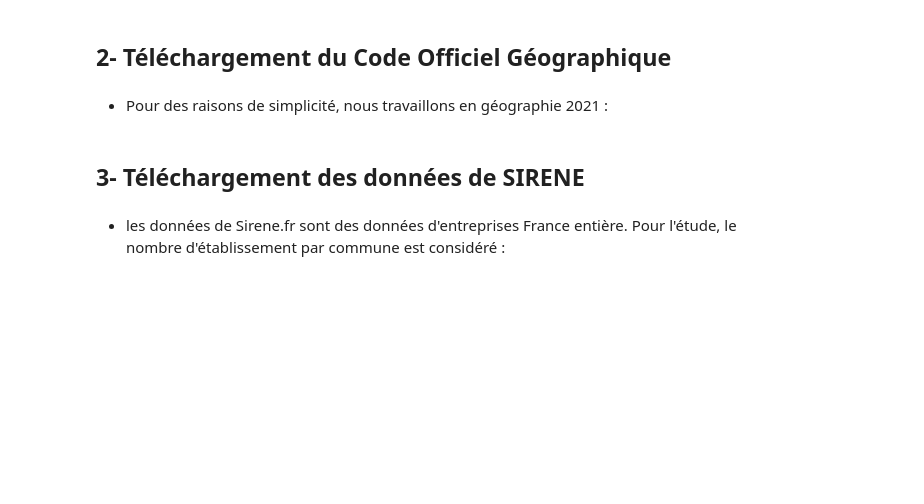
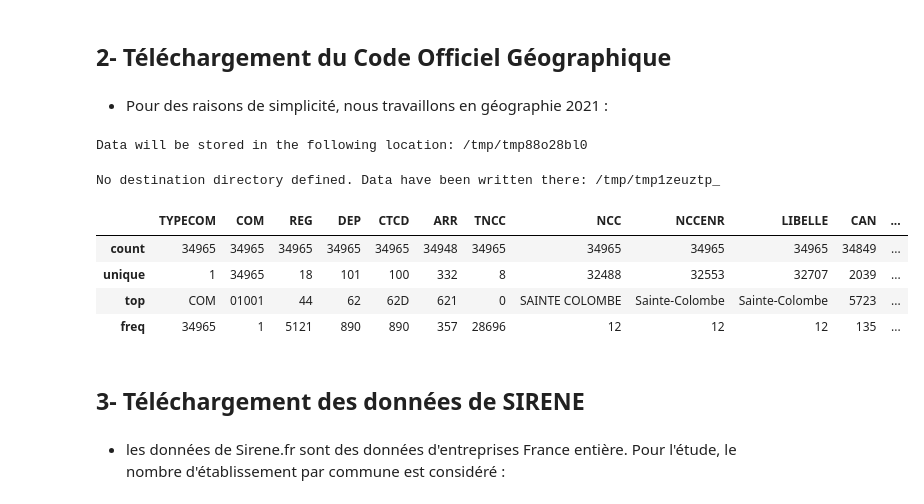
Before and after one commit to cthiounn/python-datascience-ENSAE-2A, a Jupyter notebook: Etude communale/1_Recup_donnees.ipynb, the cells around one changed output. Saved outputs shown, nothing was run; the diff lists cells and outputs as text; code cells hidden in the pictures; blank space fills up the shorter version.

```diff
--- a/Etude communale/1_Recup_donnees.ipynb
+++ b/Etude communale/1_Recup_donnees.ipynb
@@ -46,9 +64,20 @@ open("commune2021-csv.zip", 'wb').write(r.content)
 with ZipFile("commune2021-csv.zip",'r') as myzip:
    data = myzip.open("commune2021.csv")
 
-donnees_cog_2021=pd.read_csv(data)
+donnees_cog_2021=pd.read_csv(data,dtype=str)
+# On enleve les communes associées,arrondissements et déléguées pour simplifier le dataframe
+donnees_cog_2021=donnees_cog_2021[~donnees_cog_2021.TYPECOM.isin(["COMA","COMD","ARM"])]
+# %% [output]
+Data will be stored in the following location: /tmp/tmp88o28bl0
+No destination directory defined. Data have been written there: /tmp/tmp1zeuztp_
 # %%
-donnees_cog_2021
+donnees_cog_2021.describe()
+# %% [output]
+|  | TYPECOM | COM | REG | DEP | CTCD | ARR | TNCC | NCC | NCCENR | LIBELLE | CAN | ... |
+| count | 34965 | 34965 | 34965 | 34965 | 34965 | 34948 | 34965 | 34965 | 34965 | 34965 | 34849 | ... |
+| unique | 1 | 34965 | 18 | 101 | 100 | 332 | 8 | 32488 | 32553 | 32707 | 2039 | ... |
+| top | COM | 01001 | 44 | 62 | 62D | 621 | 0 | SAINTE COLOMBE | Sainte-Colombe | Sainte-Colombe | 5723 | ... |
+| freq | 34965 | 1 | 5121 | 890 | 890 | 357 | 28696 | 12 | 12 | 12 | 135 | ... |
 # %%
 def trouve_commune_with_fuzz(libelle):
     mondf=donnees_cog_2021
```
Also changed, not shown: parts of 6 cells of this notebook.
